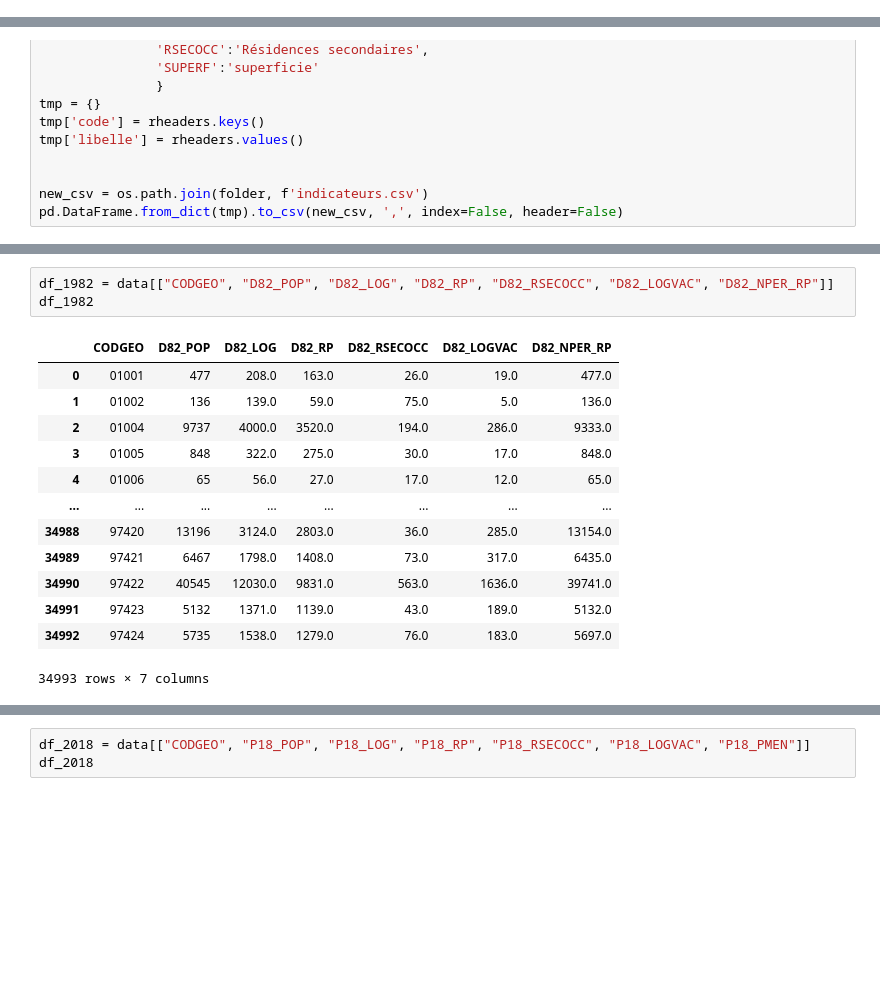
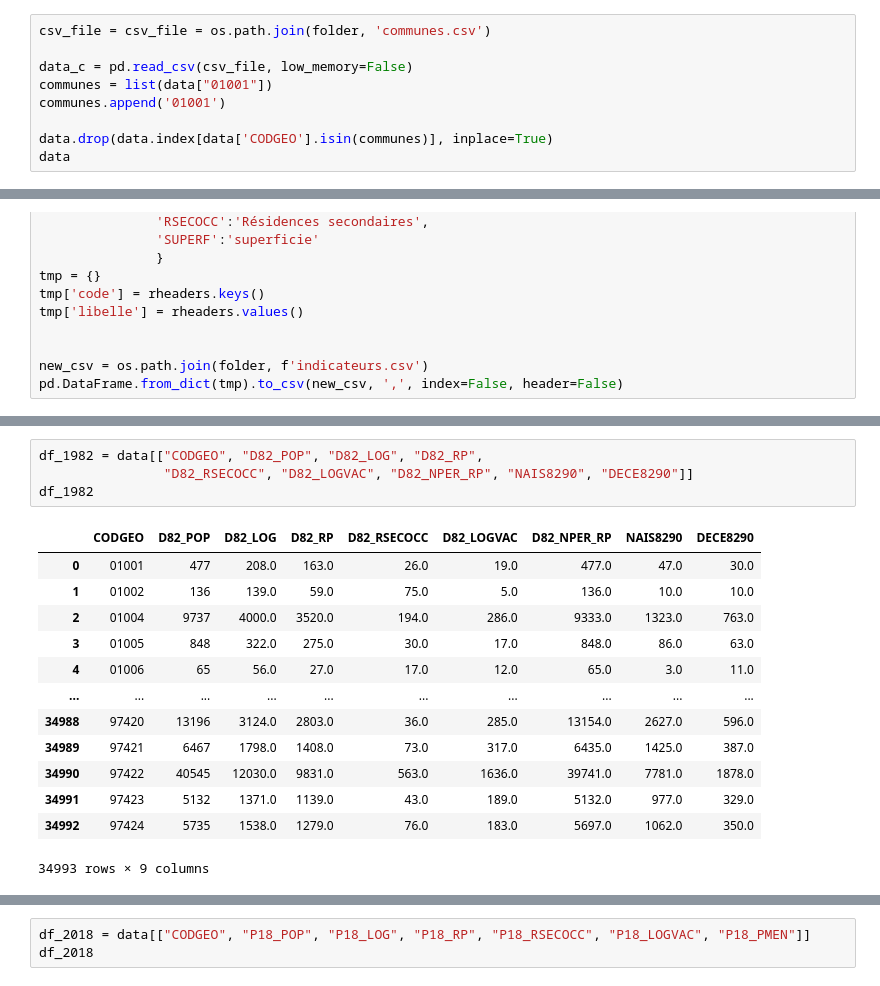
Before and after one commit to hhuzecardosi/BdDA_Scripts, a Jupyter notebook: remodelisations/statistiques.ipynb, the cells around one changed output, grey strips where cells are left out. Cells and saved outputs as stored; diff of their text form; blank space fills up the shorter version.

```diff
--- a/remodelisations/statistiques.ipynb
+++ b/remodelisations/statistiques.ipynb
@@ -27,3 +28,12 @@ data
 | 34991 | 97423 | 7076 | 7268 | 6994 | 6598 | 5767 | 5132 | 4864 | 4471 | 42.58 | ... | ... |
 | 34992 | 97424 | 5492 | 5386 | 5994 | 6115 | 5856 | 5735 | 5672 | 5586 | 84.40 | ... | ... |
 34993 rows × 64 columns
+# %%
+csv_file = csv_file = os.path.join(folder, 'communes.csv')
+
+data_c = pd.read_csv(csv_file, low_memory=False)
+communes = list(data["01001"])
+communes.append('01001')
+
+data.drop(data.index[data['CODGEO'].isin(communes)], inplace=True)
+data
@@ -115,18 +128,19 @@ df_1975
 # %%
-df_1982 = data[["CODGEO", "D82_POP", "D82_LOG", "D82_RP", "D82_RSECOCC", "D82_LOGVAC", "D82_NPER_RP"]]
+df_1982 = data[["CODGEO", "D82_POP", "D82_LOG", "D82_RP",
+                "D82_RSECOCC", "D82_LOGVAC", "D82_NPER_RP", "NAIS8290", "DECE8290"]]
 df_1982
 # %% [output]
-|  | CODGEO | D82_POP | D82_LOG | D82_RP | D82_RSECOCC | D82_LOGVAC | D82_NPER_RP |
-| 0 | 01001 | 477 | 208.0 | 163.0 | 26.0 | 19.0 | 477.0 |
-| 1 | 01002 | 136 | 139.0 | 59.0 | 75.0 | 5.0 | 136.0 |
-| 2 | 01004 | 9737 | 4000.0 | 3520.0 | 194.0 | 286.0 | 9333.0 |
-| 3 | 01005 | 848 | 322.0 | 275.0 | 30.0 | 17.0 | 848.0 |
-| 4 | 01006 | 65 | 56.0 | 27.0 | 17.0 | 12.0 | 65.0 |
-| ... | ... | ... | ... | ... | ... | ... | ... |
-| 34988 | 97420 | 13196 | 3124.0 | 2803.0 | 36.0 | 285.0 | 13154.0 |
-| 34989 | 97421 | 6467 | 1798.0 | 1408.0 | 73.0 | 317.0 | 6435.0 |
-| 34990 | 97422 | 40545 | 12030.0 | 9831.0 | 563.0 | 1636.0 | 39741.0 |
-| 34991 | 97423 | 5132 | 1371.0 | 1139.0 | 43.0 | 189.0 | 5132.0 |
-| 34992 | 97424 | 5735 | 1538.0 | 1279.0 | 76.0 | 183.0 | 5697.0 |
+|  | CODGEO | D82_POP | D82_LOG | D82_RP | D82_RSECOCC | D82_LOGVAC | D82_NPER_RP | NAIS8290 | DECE8290 |
+| 0 | 01001 | 477 | 208.0 | 163.0 | 26.0 | 19.0 | 477.0 | 47.0 | 30.0 |
+| 1 | 01002 | 136 | 139.0 | 59.0 | 75.0 | 5.0 | 136.0 | 10.0 | 10.0 |
+| 2 | 01004 | 9737 | 4000.0 | 3520.0 | 194.0 | 286.0 | 9333.0 | 1323.0 | 763.0 |
+| 3 | 01005 | 848 | 322.0 | 275.0 | 30.0 | 17.0 | 848.0 | 86.0 | 63.0 |
+| 4 | 01006 | 65 | 56.0 | 27.0 | 17.0 | 12.0 | 65.0 | 3.0 | 11.0 |
+| ... | ... | ... | ... | ... | ... | ... | ... | ... | ... |
+| 34988 | 97420 | 13196 | 3124.0 | 2803.0 | 36.0 | 285.0 | 13154.0 | 2627.0 | 596.0 |
+| 34989 | 97421 | 6467 | 1798.0 | 1408.0 | 73.0 | 317.0 | 6435.0 | 1425.0 | 387.0 |
+| 34990 | 97422 | 40545 | 12030.0 | 9831.0 | 563.0 | 1636.0 | 39741.0 | 7781.0 | 1878.0 |
+| 34991 | 97423 | 5132 | 1371.0 | 1139.0 | 43.0 | 189.0 | 5132.0 | 977.0 | 329.0 |
+| 34992 | 97424 | 5735 | 1538.0 | 1279.0 | 76.0 | 183.0 | 5697.0 | 1062.0 | 350.0 |
-34993 rows × 7 columns
+34993 rows × 9 columns
 # %%
```
Also changed, not shown: parts of 12 cells of this notebook, 2 other files.
